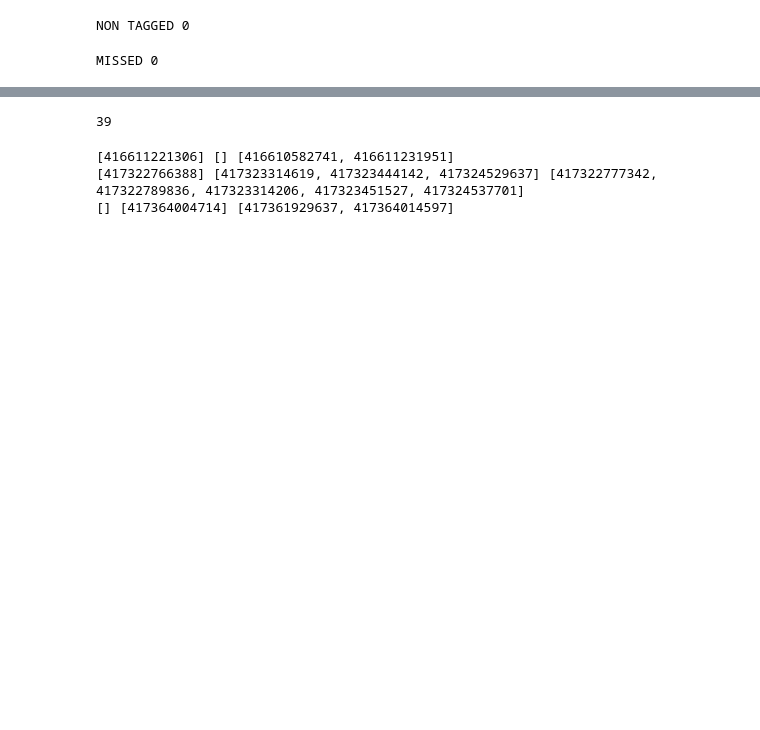
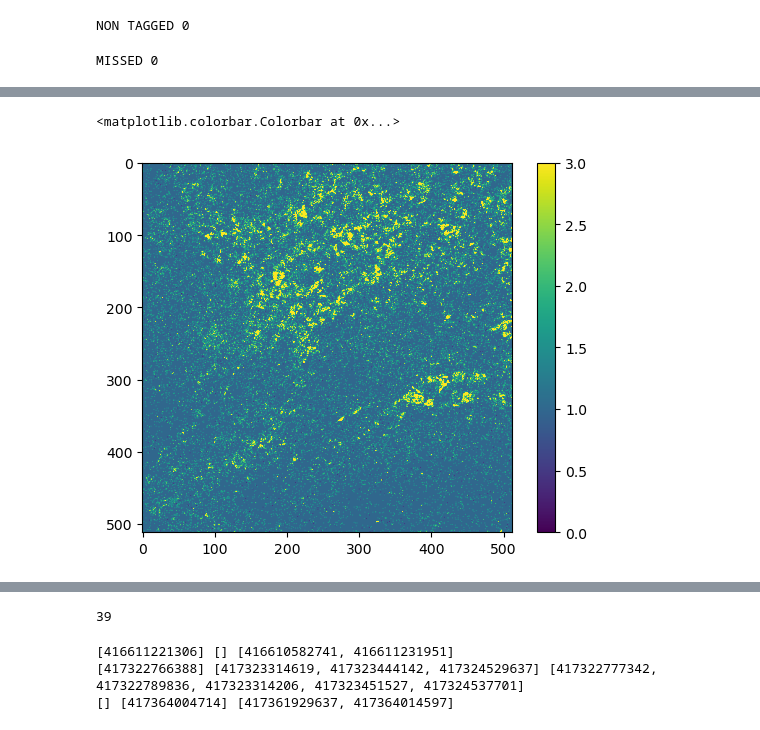
Before and after one commit to PriyaMulla/dashboardsforMM, a Jupyter notebook: J1_BBFile.ipynb, the cells around one changed output, grey strips where cells are left out. Drawn from its saved outputs; the diff is of its cells as text; code cells hidden in the pictures; blank space fills up the shorter version.

```diff
--- a/J1_BBFile.ipynb
+++ b/J1_BBFile.ipynb
@@ -181,0 +385,4 @@ Wall time: 5.13 s
+# %%
+for a in arr1:
+    if len(a)>1:
+        print(a,len(a))
@@ -181,0 +411,8 @@ Wall time: 5.13 s
+# %%
+%%time
+sdt=np.zeros([512*512,256])
+
+for a1x,a in enumerate(arr1):
+    if a:
+        tsx=[a1//50 for a1 in a if (a1//50)>-256]
+        sdt[a1x,tsx]+=1
@@ -181,0 +422,2 @@ Wall time: 5.13 s
+# %%
+sdt1 = sdt.reshape([512,512,256])
@@ -181,0 +428,6 @@ Wall time: 5.13 s
+# %%
+imshow(sdt1.sum(2),vmax=3)
+colorbar()
+# %% [output]
+<matplotlib.colorbar.Colorbar at 0x...>
+[figure, added]
```
Also changed, not shown: parts of 34 cells of this notebook.
